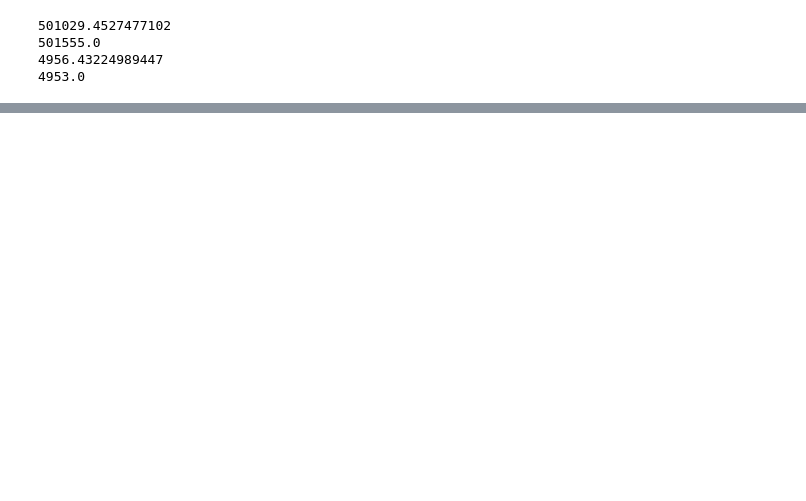
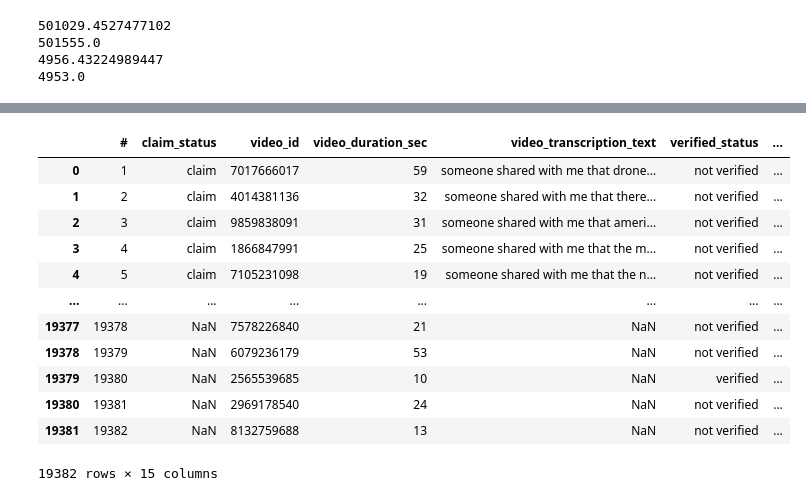
Before and after one commit to yildizramazan/tiktok-claims-classification, a Jupyter notebook: files/home/jovyan/work/notebook.ipynb, the cells around one changed output, grey strips where cells are left out. Drawn from its saved outputs; the diff is of its cells as text; code cells hidden in the pictures; blank space fills up the shorter version.

```diff
--- a/files/home/jovyan/work/notebook.ipynb
+++ b/files/home/jovyan/work/notebook.ipynb
@@ -139,0 +164,21 @@ print(data[opinion_mask]["video_view_count"].median())
+# %%
+data["likes_per_view"] = data["video_like_count"] / data["video_view_count"]
+
+data["comments_per_view"] = data["video_comment_count"] / data["video_view_count"]
+
+data["shares_per_view"] = data["video_share_count"] / data["video_view_count"]
+data
+# %% [output]
+|  | # | claim_status | video_id | video_duration_sec | video_transcription_text | verified_status | ... |
+| 0 | 1 | claim | 7017666017 | 59 | someone shared with me that drone... | not verified | ... |
+| 1 | 2 | claim | 4014381136 | 32 | someone shared with me that there... | not verified | ... |
+| 2 | 3 | claim | 9859838091 | 31 | someone shared with me that ameri... | not verified | ... |
+| 3 | 4 | claim | 1866847991 | 25 | someone shared with me that the m... | not verified | ... |
+| 4 | 5 | claim | 7105231098 | 19 | someone shared with me that the n... | not verified | ... |
+| ... | ... | ... | ... | ... | ... | ... | ... |
+| 19377 | 19378 | NaN | 7578226840 | 21 | NaN | not verified | ... |
+| 19378 | 19379 | NaN | 6079236179 | 53 | NaN | not verified | ... |
+| 19379 | 19380 | NaN | 2565539685 | 10 | NaN | verified | ... |
+| 19380 | 19381 | NaN | 2969178540 | 24 | NaN | not verified | ... |
+| 19381 | 19382 | NaN | 8132759688 | 13 | NaN | not verified | ... |
+19382 rows × 15 columns
```
Also changed, not shown: parts of 5 cells of this notebook.
